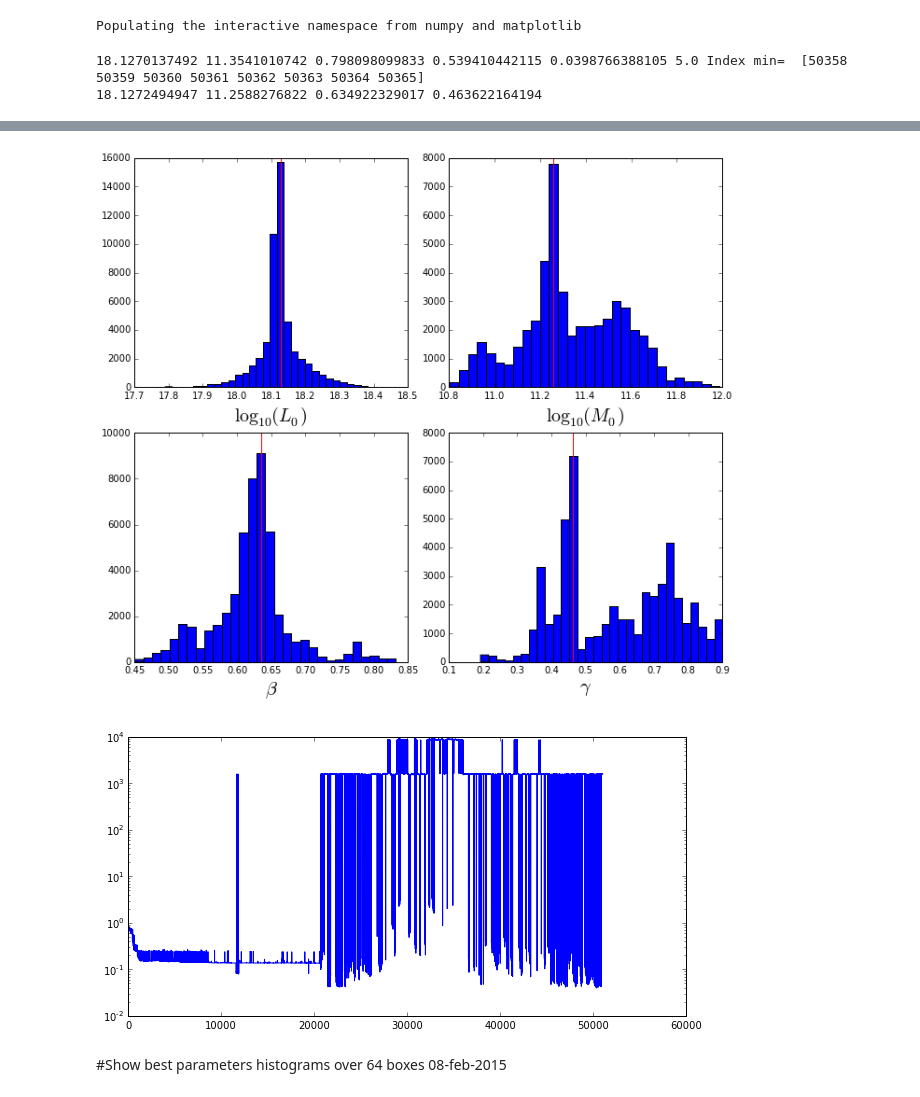
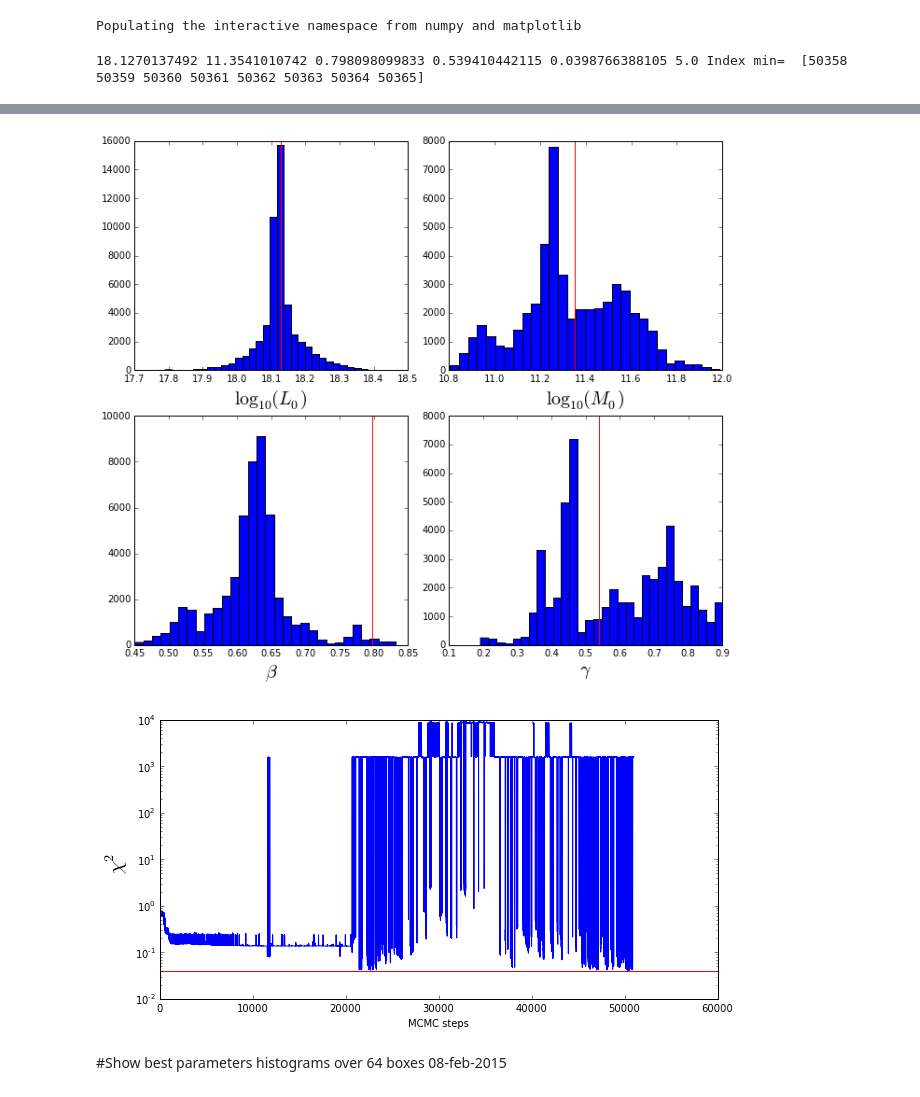
Before and after one commit to flgomezc/sfr-dmhm, a Jupyter notebook: program/best_parameters.ipynb, the cells around one changed output, grey strips where cells are left out. Drawn from its saved outputs; the diff is of its cells as text; code cells hidden in the pictures.

```diff
--- a/program/best_parameters.ipynb
+++ b/program/best_parameters.ipynb
@@ -12,7 +12,7 @@ Populating the interactive namespace from numpy and matplotlib
 name = ""
 # %%
 # This cell operates over one specific box.
-BoxNum=0
+BoxNum=1
 # Open the raw data from Markov Chain-MoteCarlo
 # L_0 	 M_0 	 beta 	 gamma 	 chi_sqr 	 Number of Bins
 if (Dust_Ext == 1): MCMC_raw = np.loadtxt('results_w_ext_'+name+'/'+str(BoxNum)+'.dat',usecols=(0,1,2,3,4,5),skiprows=0);
@@ -31,6 +31,7 @@ gamma_min = MCMC_raw[index,3][0]
 chi_sqr_min= MCMC_raw[index,4][0]
 bins      = MCMC_raw[index,5][0]
 
+MINS = [L_min, M_min, beta_min, gamma_min]
 
 print L_min, M_min, beta_min ,gamma_min, chi_sqr_min, bins, "Index min= ", index
 
@@ -38,21 +39,6 @@ histo_0 = histogram(MCMC_raw[:,0], bins=30)
 histo_1 = histogram(MCMC_raw[:,1], bins=30)
 histo_2 = histogram(MCMC_raw[:,2], bins=30)
 histo_3 = histogram(MCMC_raw[:,3], bins=30)
-
-Lm = where( histo_0[0]==histo_0[0].max())[0][0]
-Mm = where( histo_1[0]==histo_1[0].max())[0][0]
-Bm = where( histo_2[0]==histo_2[0].max())[0][0]
-Gm = where( histo_3[0]==histo_3[0].max())[0][0]
-
-#Centro de la caja
-LM = (histo_0[1][Lm]+ histo_0[1][Lm+1])/2.0
-MM = (histo_1[1][Mm]+ histo_1[1][Mm+1])/2.0
-BM = (histo_2[1][Bm]+ histo_2[1][Bm+1])/2.0
-GM = (histo_3[1][Gm]+ histo_3[1][Gm+1])/2.0
-
-print LM, MM, BM, GM
-MINS = [LM, MM, BM, GM]
-
 
 ############## MCMC walking steps plots ########################
 #               y axis = Parameters
@@ -64,6 +50,8 @@ ax = [ax1,ax2,ax3,ax4]
 for k in range(4):
     ax[k].plot(MCMC_raw[:,k])
     ax[k].set_xlabel(LABELS[k], fontsize=20)
+    ax[k].axhline(y=MINS[k], color='red')
+
 ################################### end of MCMC walking steps
 
 ############## Scattering plots ########################
@@ -76,6 +64,7 @@ ax = [ax1,ax2,ax3,ax4]
 for k in range(4):
     ax[k].scatter(MCMC_raw[:,k], MCMC_raw[:,4], s=0.01)
     ax[k].set_xlabel(LABELS[k], fontsize=20)
+    ax[k].axvline(x=MINS[k], color='red')
     ax[k].set_yscale('log')
 
 ax1.set_ylabel(" $\chi^2$ ",fontsize=20)
@@ -96,11 +85,18 @@ for k in range(4):
     ax[k].hist(MCMC_raw[:,k], bins=30)
     ax[k].axvline(x=MINS[k], color='red')
     ax[k].set_xlabel(LABELS[k], fontsize=20)
+################################## end of Histograms #####
+
+#################### Chi2   ###################################
+#
 fig = figure(figsize(10,5))
 plot(MCMC_raw[:,4])
+axhline(y=chi_sqr_min, color='red')
+ylabel(r"$\chi^2$ ",fontsize=20)
+xlabel('MCMC steps')
+#ylim([0.01,1])
 #savefig('11000 MCMC steps.pdf')
 yscale('log')
 ####################### end of histogram plots ########
 # %% [output]
 18.1270137492 11.3541010742 0.798098099833 0.539410442115 0.0398766388105 5.0 Index min=  [50358 50359 50360 50361 50362 50363 50364 50365]
-18.1272494947 11.2588276822 0.634922329017 0.463622164194
@@ -109,5 +105,5 @@ yscale('log')
-[figure, old version]
+[figure, new version]
-[figure, old version]
+[figure, new version]
 # %% [markdown]
 #Show best parameters histograms over 64 boxes
 08-feb-2015
```
Also changed, not shown: parts of 1 cell of this notebook.
